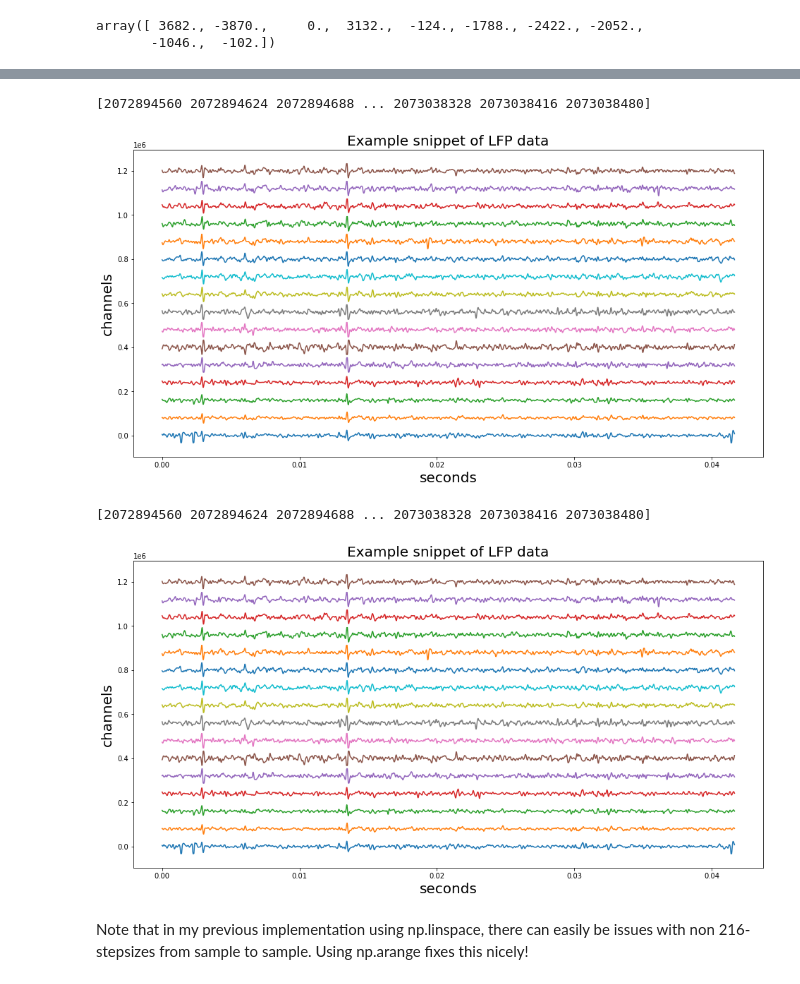
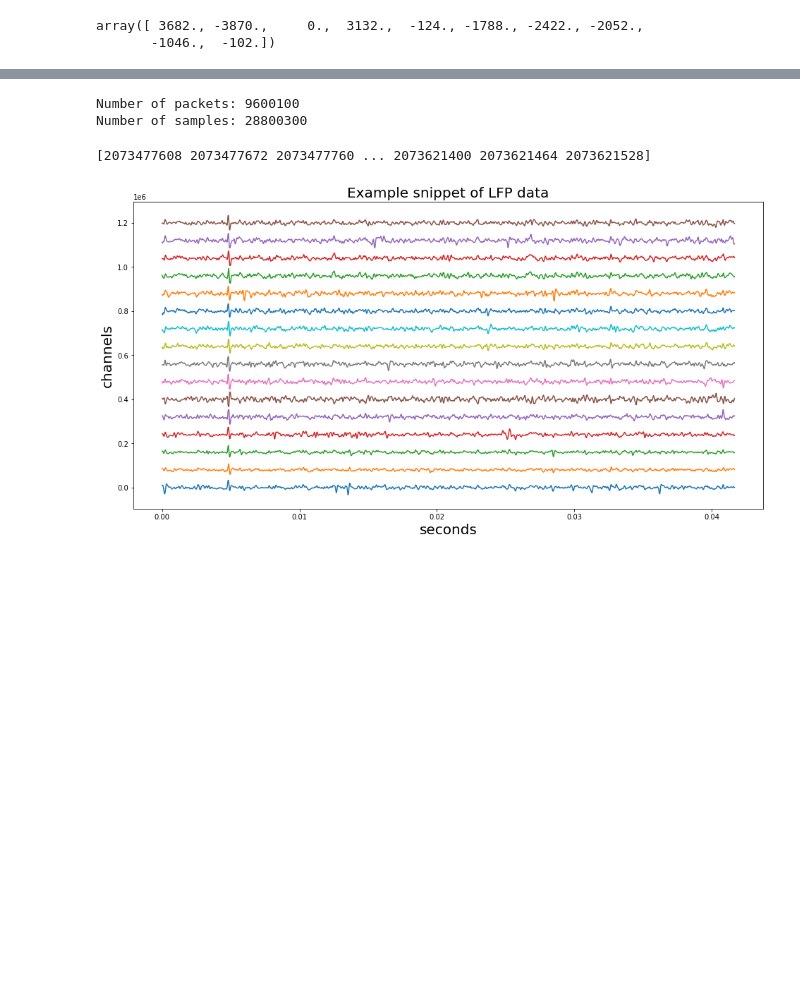
Before and after one commit to NeuralEnsemble/python-neo, a Jupyter notebook: read_axona_bin_cont.ipynb, the cells around one changed output, grey strips where cells are left out. Cells and saved outputs as stored; diff of their text form; code cells hidden in the pictures; blank space fills up the shorter version.

```diff
--- a/read_axona_bin_cont.ipynb
+++ b/read_axona_bin_cont.ipynb
@@ -674,14 +654,0 @@ for isamp in range(np.int32(num_samples//3)):
-# %%
-i_start = 0
-i_stop = 1000000
-num_samples = (i_stop-i_start)
-offset = np.int32(16)
-chan_offset = np.int32(31)
-packet_size = np.int32(432//2)
-
-cur_ids = []
-for isamp in range(np.int32(num_samples//3)):
-
-    cur_ids.extend([isamp*packet_size + offset + chan_offset,
-                    isamp*packet_size + offset + 64 + chan_offset,
-                    isamp*packet_size + offset + 64*2 + chan_offset])
@@ -995,0 +659,46 @@ def get_signal1(i_start=0, i_stop=2000, channel_indexes=None):
+# %%
+num_total_packets = int(os.path.getsize(bin_file)/bytes_packet)
+num_total_samples = num_packets * 3
+print('Number of packets:', num_packets)
+print('Number of samples:', num_total_samples)
+# %% [output]
+Number of packets: 9600100
+Number of samples: 28800300
+# %%
+i_start = num_total_samples - 2000
+i_stop = num_total_samples
+
+if channel_indexes is None:
+        channel_indexes = [i+1 for i in range(num_channels)]
+
+num_samples = (i_stop-i_start)
+
+# Create base index vector for _raw_signals for time period of interest
+num_packets_oi = (num_samples+2) // 3
+offset = i_start//3 * (bytes_packet//2)
+rem = (i_start % 3)
+
+sample1 = np.arange(num_packets_oi+1, dtype=np.uint32)*(bytes_packet//2) + \
+              bytes_head//2 + offset
+sample2 = sample1 + 64
+sample3 = sample2 + 64
+
+sig_ids = np.empty((sample1.size+sample2.size+sample3.size,), dtype=sample1.dtype)
+sig_ids[0::3] = sample1
+sig_ids[1::3] = sample2
+sig_ids[2::3] = sample3
+sig_ids = sig_ids[rem:(rem+num_samples)]
+print(sig_ids)
+
+# Read one channel at a time
+raw_signals = np.ndarray(shape=(len(channel_indexes), num_samples))
+
+for i, ch_idx in enumerate(channel_indexes):
+
+    chan_offset = get_remap_chan(ch_idx)
+    raw_signals[i,:] = r._raw_signals[sig_ids + chan_offset]
+
+plot_data_snippet(raw_signals, start_idx=0, end_idx=num_samples, Fs=48000, Nch = 16)
+# %% [output]
+[2073477608 2073477672 2073477760 ... 2073621400 2073621464 2073621528]
+[figure, added]
@@ -1029,18 +776,3 @@ def get_signal2(i_start=0, i_stop=2000, channel_indexes=None):
     plot_data_snippet(raw_signals, start_idx=0, end_idx=num_samples, Fs=48000, Nch = 16)
 
     return raw_signals
-# %%
-t_start = 28790202
-t_stop = t_start + 2000
-
-raw_sigs1 = get_signal1(i_start=t_start, i_stop=t_stop)
-raw_sigs2 = get_signal2(i_start=t_start, i_stop=t_stop)
-
-assert np.array_equal(raw_sigs1, raw_sigs2)
-# %% [output]
-[2072894560 2072894624 2072894688 ... 2073038328 2073038416 2073038480]
-[figure, removed]
-[2072894560 2072894624 2072894688 ... 2073038328 2073038416 2073038480]
-[figure, removed]
-# %% [markdown]
-Note that in my previous implementation using np.linspace, there can easily be issues with non 216-stepsizes from sample to sample. Using np.arange fixes this nicely!
```
Also changed, not shown: parts of 57 cells of this notebook.
